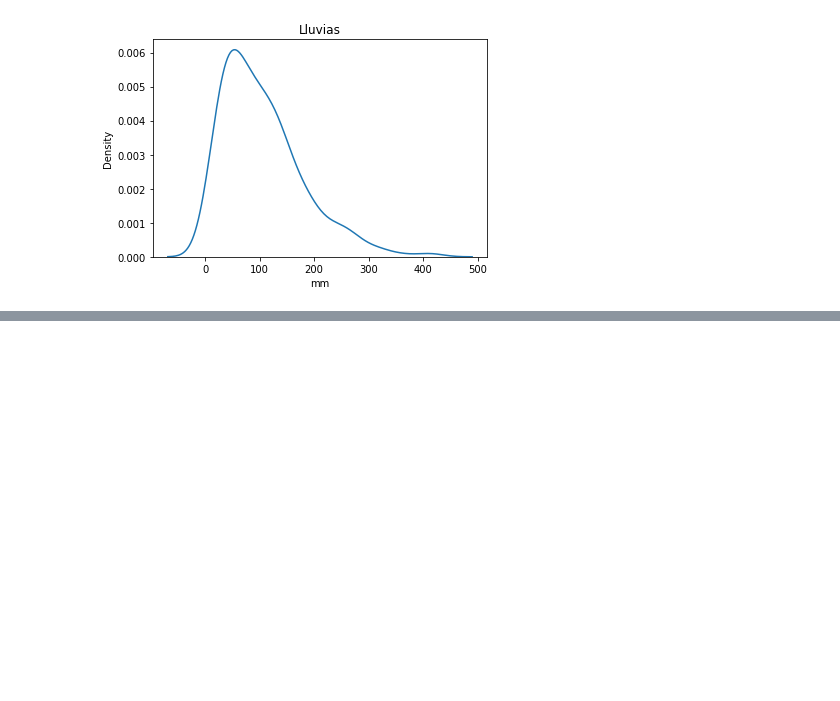
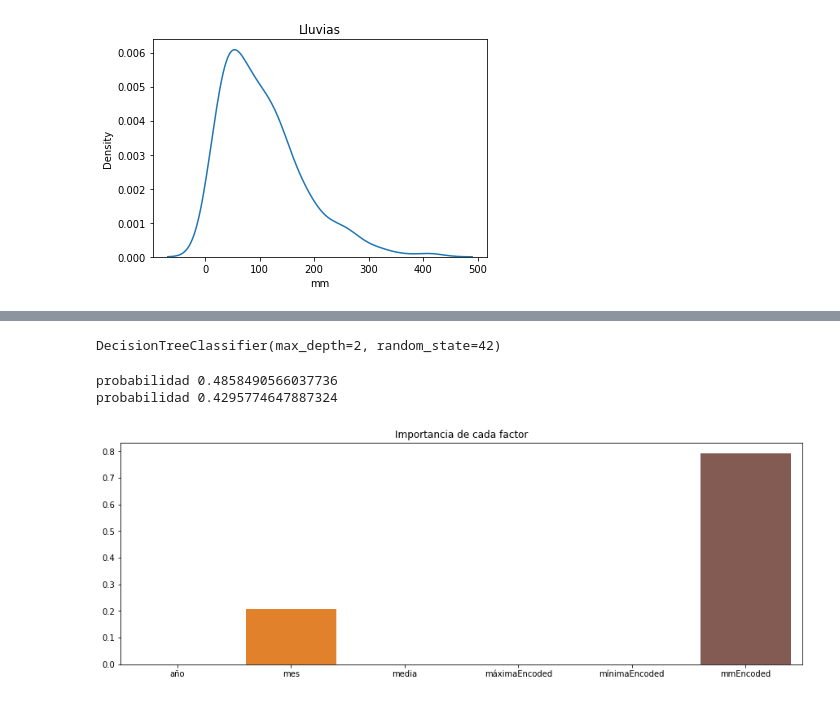
Before and after one commit to Zarboagus/Cooder, a Jupyter notebook: Variables_climáticas_buenos_aire_zarbo.ipynb, the cells around one changed output, grey strips where cells are left out. Cells and saved outputs as stored; diff of their text form; code cells hidden in the pictures; blank space fills up the shorter version.

```diff
--- a/Variables_climáticas_buenos_aire_zarbo.ipynb
+++ b/Variables_climáticas_buenos_aire_zarbo.ipynb
@@ -104,0 +204,3 @@ profile
+# %%
+X = df_encoded.drop(["díasEncoded"], axis=1)
+y = df_encoded["díasEncoded"]
@@ -104,0 +372,11 @@ profile
+# %%
+from sklearn.model_selection import train_test_split
+
+X_train, X_test, y_train, y_test = train_test_split(X, y, test_size=0.40, random_state=42)
+# %%
+from sklearn.tree import DecisionTreeClassifier
+tree = DecisionTreeClassifier(max_depth=2, random_state=42)
+# %%
+tree.fit(X_train, y_train)
+# %% [output]
+DecisionTreeClassifier(max_depth=2, random_state=42)
@@ -104,0 +386,20 @@ profile
+# %%
+from sklearn.metrics import accuracy_score
+
+train_accuracy = accuracy_score(y_train, y_train_pred)
+test_accuracy = accuracy_score(y_test, y_test_pred)
+
+print('probabilidad', train_accuracy)
+print('probabilidad',test_accuracy)
+# %% [output]
+probabilidad 0.4858490566037736
+probabilidad 0.4295774647887324
+# %%
+plt.figure(figsize=(15,5))
+importances = tree.feature_importances_
+columns = X.columns
+sns.barplot(columns, importances)
+plt.title('Importancia de cada factor')
+plt.show()
+# %% [output]
+[figure, added]
```
Also changed, not shown: parts of 30 cells of this notebook.
